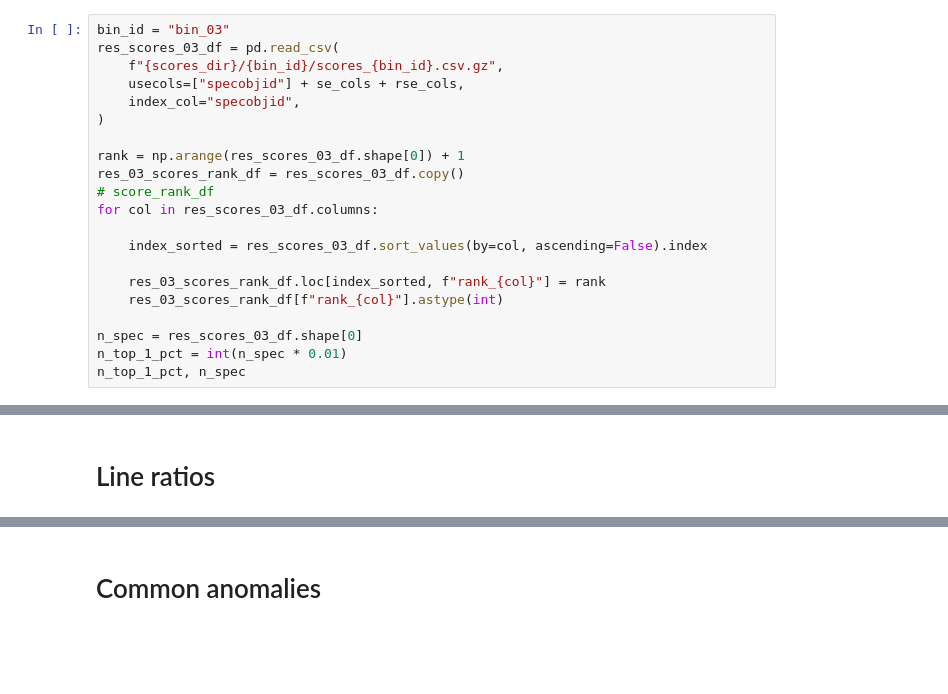
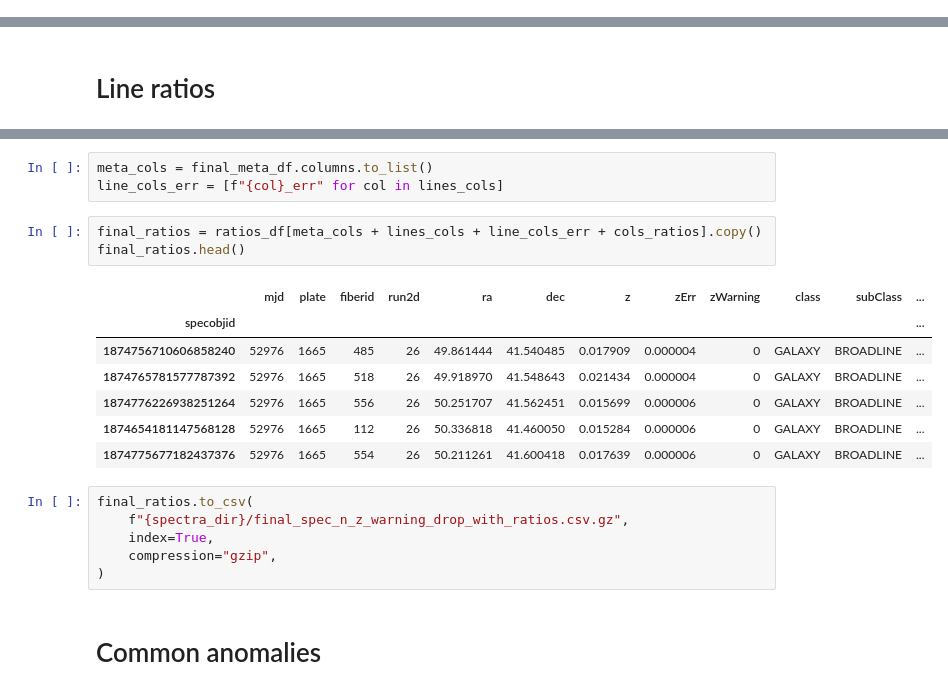
Before and after one commit to ed-ortizm/anomaly, a Jupyter notebook: thesis/01_lines_from_sdss.ipynb, the cells around one changed output, grey strips where cells are left out. Cells and saved outputs as stored; diff of their text form; blank space fills up the shorter version.

```diff
--- a/thesis/01_lines_from_sdss.ipynb
+++ b/thesis/01_lines_from_sdss.ipynb
@@ -83,21 +80,0 @@ meta_with_lines_df.to_csv(
-# %%
-bin_id = "bin_03"
-res_scores_03_df = pd.read_csv(
-    f"{scores_dir}/{bin_id}/scores_{bin_id}.csv.gz",
-    usecols=["specobjid"] + se_cols + rse_cols,
-    index_col="specobjid",
-)
-
-rank = np.arange(res_scores_03_df.shape[0]) + 1
-res_03_scores_rank_df = res_scores_03_df.copy()
-# score_rank_df
-for col in res_scores_03_df.columns:
-
-    index_sorted = res_scores_03_df.sort_values(by=col, ascending=False).index
-
-    res_03_scores_rank_df.loc[index_sorted, f"rank_{col}"] = rank
-    res_03_scores_rank_df[f"rank_{col}"].astype(int)
-
-n_spec = res_scores_03_df.shape[0]
-n_top_1_pct = int(n_spec * 0.01)
-n_top_1_pct, n_spec
@@ -274,3 +218,23 @@ ratios_percentiles_df
+# %%
+meta_cols = final_meta_df.columns.to_list()
+line_cols_err = [f"{col}_err" for col in lines_cols]
+# %%
+final_ratios = ratios_df[meta_cols + lines_cols + line_cols_err + cols_ratios].copy()
+final_ratios.head()
+# %% [output]
+|  | mjd | plate | fiberid | run2d | ra | dec | z | zErr | zWarning | class | subClass | ... |
+| specobjid |  |  |  |  |  |  |  |  |  |  |  | ... |
+| 1874756710606858240 | 52976 | 1665 | 485 | 26 | 49.861444 | 41.540485 | 0.017909 | 0.000004 | 0 | GALAXY | BROADLINE | ... |
+| 1874765781577787392 | 52976 | 1665 | 518 | 26 | 49.918970 | 41.548643 | 0.021434 | 0.000004 | 0 | GALAXY | BROADLINE | ... |
+| 1874776226938251264 | 52976 | 1665 | 556 | 26 | 50.251707 | 41.562451 | 0.015699 | 0.000006 | 0 | GALAXY | BROADLINE | ... |
+| 1874654181147568128 | 52976 | 1665 | 112 | 26 | 50.336818 | 41.460050 | 0.015284 | 0.000006 | 0 | GALAXY | BROADLINE | ... |
+| 1874775677182437376 | 52976 | 1665 | 554 | 26 | 50.211261 | 41.600418 | 0.017639 | 0.000006 | 0 | GALAXY | BROADLINE | ... |
+# %%
+final_ratios.to_csv(
+    f"{spectra_dir}/final_spec_n_z_warning_drop_with_ratios.csv.gz",
+    index=True,
+    compression="gzip",
+)
 # %% [markdown]
 # Common anomalies
 # %%
```
Also changed, not shown: parts of 14 cells of this notebook, 3 other files.
